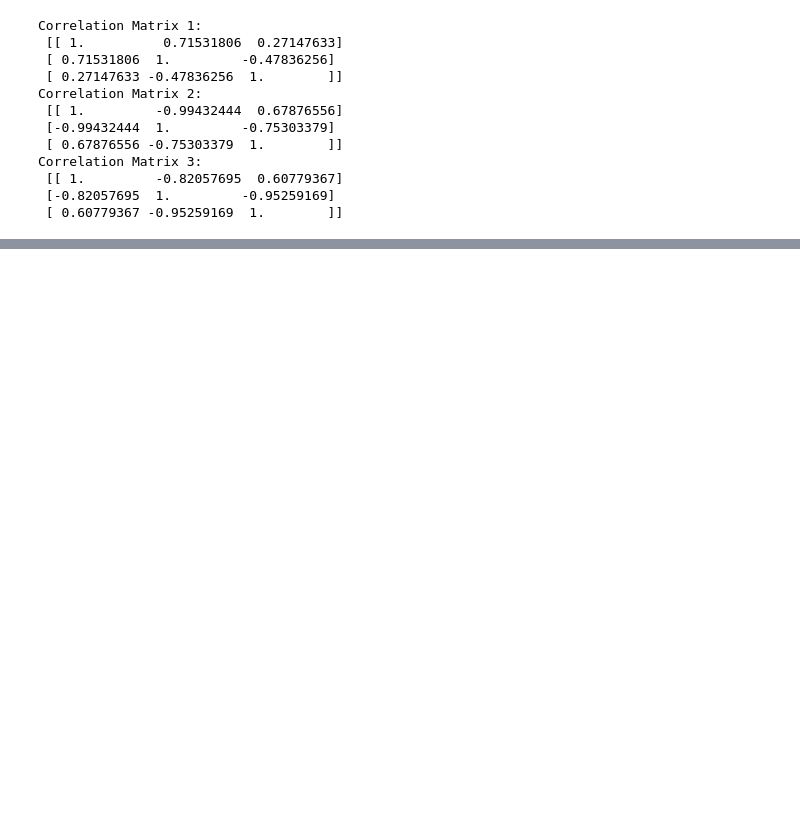
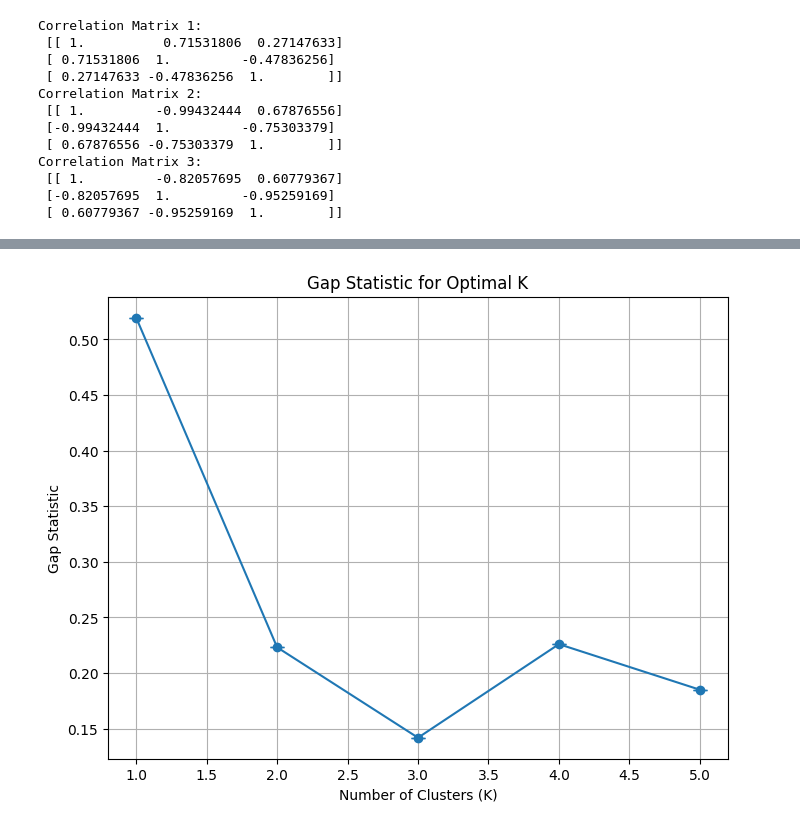
Before and after one commit to timryall/STAT3006, a Jupyter notebook: tutorials/tut2.ipynb, the cells around one changed output, grey strips where cells are left out. Drawn from its saved outputs; the diff is of its cells as text; code cells hidden in the pictures; blank space fills up the shorter version.

```diff
--- a/tutorials/tut2.ipynb
+++ b/tutorials/tut2.ipynb
@@ -68,0 +251,63 @@ Correlation Matrix 3:
+# %%
+import numpy as np
+import matplotlib.pyplot as plt
+from sklearn.cluster import KMeans
+from sklearn.metrics import pairwise_distances_argmin_min
+from sklearn.datasets import make_blobs
+
+def compute_wcss(X, labels, K):
+    """Compute Within-Cluster Sum of Squares (WCSS) for the given clusters."""
+    wcss = np.sum([np.sum(np.square(pairwise_distances_argmin_min(X, X[labels == k])[1])) for k in range(K)])
+    return wcss
+
+def gap_statistic(X, K_values, n_refs=10):
+    """Calculate the Gap Statistic for a range of K values."""
+    gaps = []
+    gaps_std = []
+
+    # Generate reference data
+    n_samples, n_features = X.shape
+    reference_data = np.random.uniform(low=np.min(X, axis=0), high=np.max(X, axis=0), size=(n_samples, n_features))
+
+    for K in K_values:
+        # Compute WCSS for the actual data
+        kmeans = KMeans(n_clusters=K, random_state=42)
+        kmeans.fit(X)
+        wcss_actual = compute_wcss(X, kmeans.labels_, K)
+
+        # Compute WCSS for reference data
+        wcss_refs = np.zeros(n_refs)
+        for i in range(n_refs):
+            kmeans_ref = KMeans(n_clusters=K, random_state=42)
+            kmeans_ref.fit(reference_data)
+            wcss_refs[i] = compute_wcss(reference_data, kmeans_ref.labels_, K)
+
+        # Compute Gap statistic
+        gap = np.mean(np.log(wcss_refs)) - np.log(wcss_actual)
+        gap_std = np.std(np.log(wcss_refs)) / np.sqrt(n_refs)
+
+        gaps.append(gap)
+        gaps_std.append(gap_std)
+
+    return np.array(gaps), np.array(gaps_std)
+
+# Sample data
+# Assuming 'observations' contains the 100 observations (3-dimensional data points)
+X = observations
+
+# Define a range of K values
+K_values = range(1, 6)
+
+# Compute the Gap Statistic
+gaps, gaps_std = gap_statistic(X, K_values)
+
+# Plot the Gap Statistic
+plt.figure(figsize=(8, 6))
+plt.errorbar(K_values, gaps, yerr=gaps_std, fmt='-o', capsize=5)
+plt.xlabel('Number of Clusters (K)')
+plt.ylabel('Gap Statistic')
+plt.title('Gap Statistic for Optimal K')
+plt.grid(True)
+plt.show()
+# %% [output]
+[figure, added]
```
Also changed, not shown: parts of 8 cells of this notebook.
